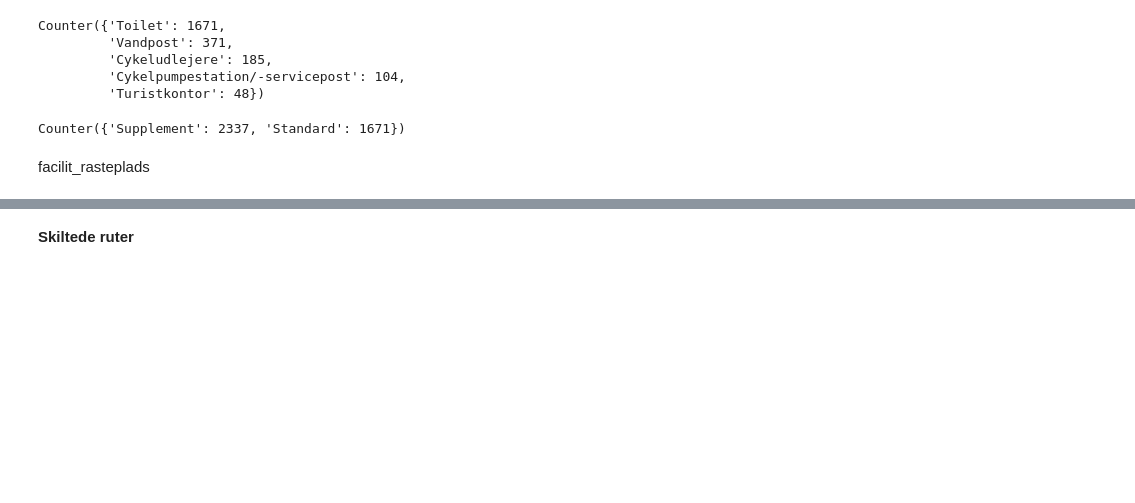
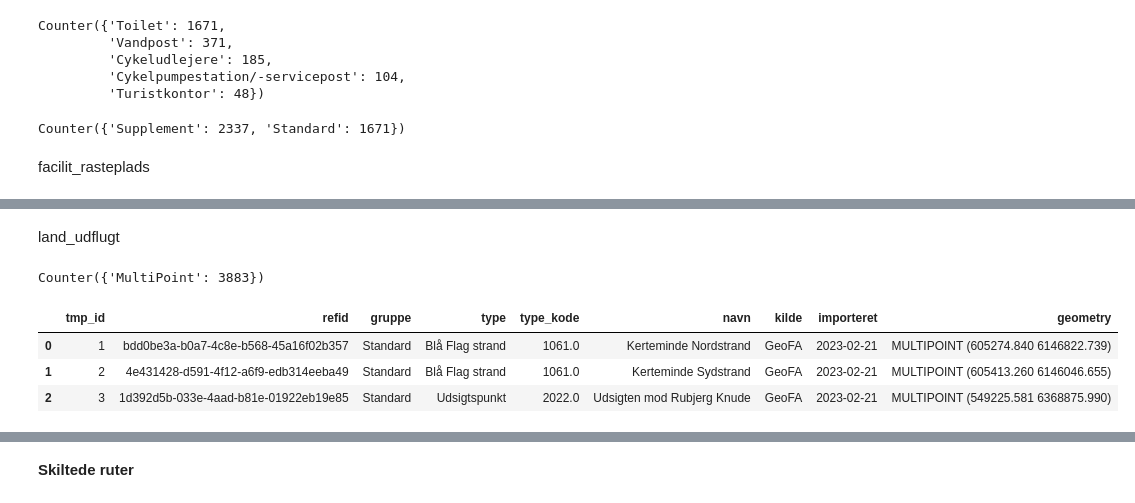
Before and after one commit to anastassiavybornova/knudepunkter, a Jupyter notebook: scripts/0x_explore_septima_data.ipynb, the cells around one changed output, grey strips where cells are left out. Drawn from its saved outputs; the diff is of its cells as text; code cells hidden in the pictures; blank space fills up the shorter version.

```diff
--- a/scripts/0x_explore_septima_data.ipynb
+++ b/scripts/0x_explore_septima_data.ipynb
@@ -491,0 +625,13 @@ facilit_rasteplads
+# %% [markdown]
+land_udflugt
+# %%
+fn = "land_udflugt"
+gdf = gpd.read_file(fpc + f"/{fn}/{fn}.shp")
+print(Counter(gdf.geometry.geom_type))
+gdf.head(3)
+# %% [output]
+Counter({'MultiPoint': 3883})
+|  | tmp_id | refid | gruppe | type | type_kode | navn | kilde | importeret | geometry |
+| 0 | 1 | bdd0be3a-b0a7-4c8e-b568-45a16f02b357 | Standard | Blå Flag strand | 1061.0 | Kerteminde Nordstrand | GeoFA | 2023-02-21 | MULTIPOINT (605274.840 6146822.739) |
+| 1 | 2 | 4e431428-d591-4f12-a6f9-edb314eeba49 | Standard | Blå Flag strand | 1061.0 | Kerteminde Sydstrand | GeoFA | 2023-02-21 | MULTIPOINT (605413.260 6146046.655) |
+| 2 | 3 | 1d392d5b-033e-4aad-b81e-01922eb19e85 | Standard | Udsigtspunkt | 2022.0 | Udsigten mod Rubjerg Knude | GeoFA | 2023-02-21 | MULTIPOINT (549225.581 6368875.990) |
```
Also changed, not shown: parts of 31 cells of this notebook.
